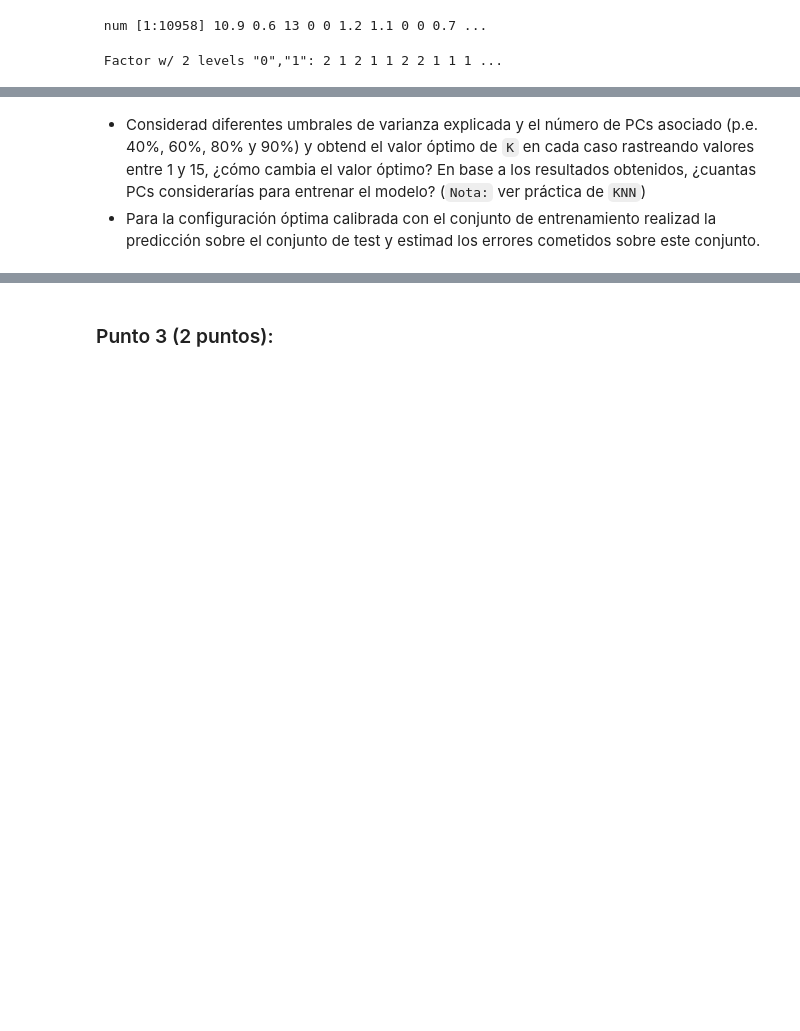
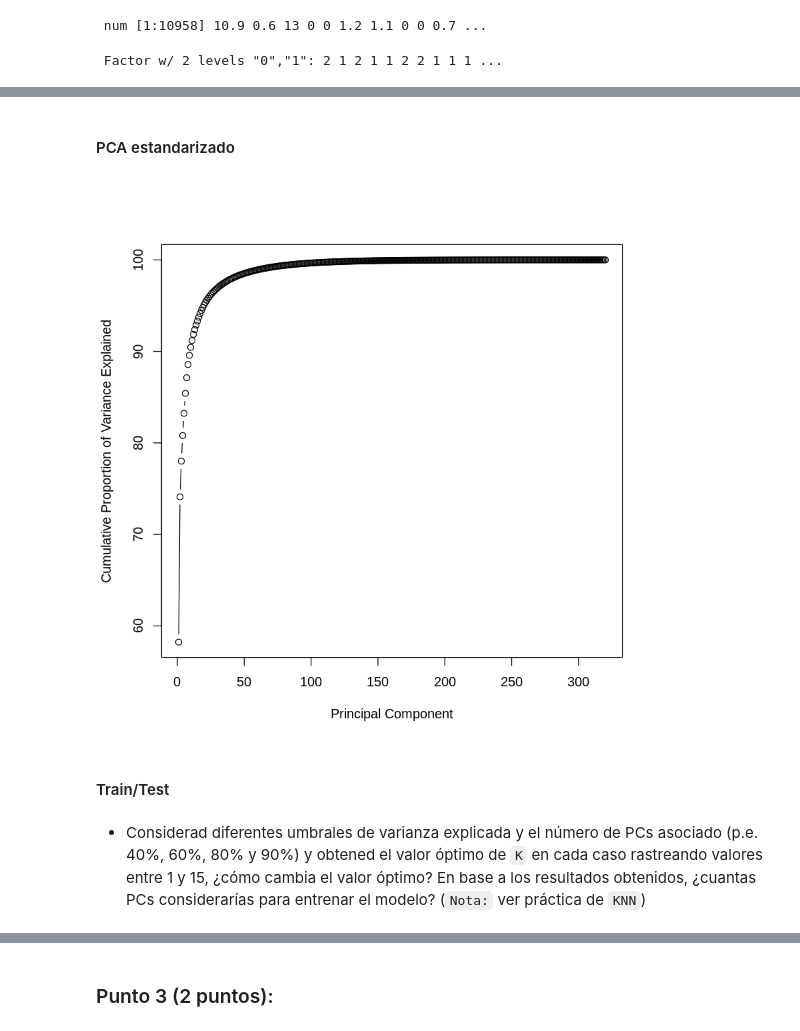
Before and after one commit to yerartdev/uc-m1966-datamining, a Jupyter notebook: d2/T02-m1966-clasificacion-reduccion-dimensionalidad.ipynb, the cells around one changed output, grey strips where cells are left out. Drawn from its saved outputs; the diff is of its cells as text; code cells hidden in the pictures; blank space fills up the shorter version.

Commit message:
m1966 - práctica T02: punto 2, precipitación, ocurrencia (factor), PCA estandarizado (X_i), índices train/test (setdiff)

```diff
--- a/d2/T02-m1966-clasificacion-reduccion-dimensionalidad.ipynb
+++ b/d2/T02-m1966-clasificacion-reduccion-dimensionalidad.ipynb
@@ -460,8 +454,23 @@ head(x)
+# %% [markdown]
+#### PCA estandarizado
+# %%
+#::GMG::Calculo las PCAs con estandarizado y las características X_i
+X_i <- meteo[,-1]
+pca_x_scaled <- prcomp(X_i, center = TRUE, scale. = TRUE)
+# %%
+#::GMG:: cumulative scree plot
+plot(100*cumsum(pca_x_scaled$sdev^2/sum(pca_x_scaled$sdev^2)),
+            xlab = "Principal Component",
+            ylab = "Cumulative Proportion of Variance Explained",
+            type = "b")
+# %% [output]
+[figure, added]
+# %% [markdown]
+#### Train/Test
 # %%
 #::GMG::Hayamos índices de train/test con 2/3 y 1/3, respectivamente
 set.seed(1)
 indtrain = sample(1:length(precip), round(length(precip)*2/3))
 indtest = setdiff(1:length(precip), indtrain)
 # %% [markdown]
-* Considerad diferentes umbrales de varianza explicada y el número de PCs asociado (p.e. 40%, 60%, 80% y 90%) y obtend el valor óptimo de `K` en cada caso rastreando valores entre 1 y 15, ¿cómo cambia el valor óptimo? En base a los resultados obtenidos, ¿cuantas PCs considerarías para entrenar el modelo? (`Nota:` ver práctica de `KNN`)
-* Para la configuración óptima calibrada con el conjunto de entrenamiento realizad la predicción sobre el conjunto de test y estimad los errores cometidos sobre este conjunto.
+* Considerad diferentes umbrales de varianza explicada y el número de PCs asociado (p.e. 40%, 60%, 80% y 90%) y obtened el valor óptimo de `K` en cada caso rastreando valores entre 1 y 15, ¿cómo cambia el valor óptimo? En base a los resultados obtenidos, ¿cuantas PCs considerarías para entrenar el modelo? (`Nota:` ver práctica de `KNN`)
```
Also changed, not shown: parts of 10 cells of this notebook.
